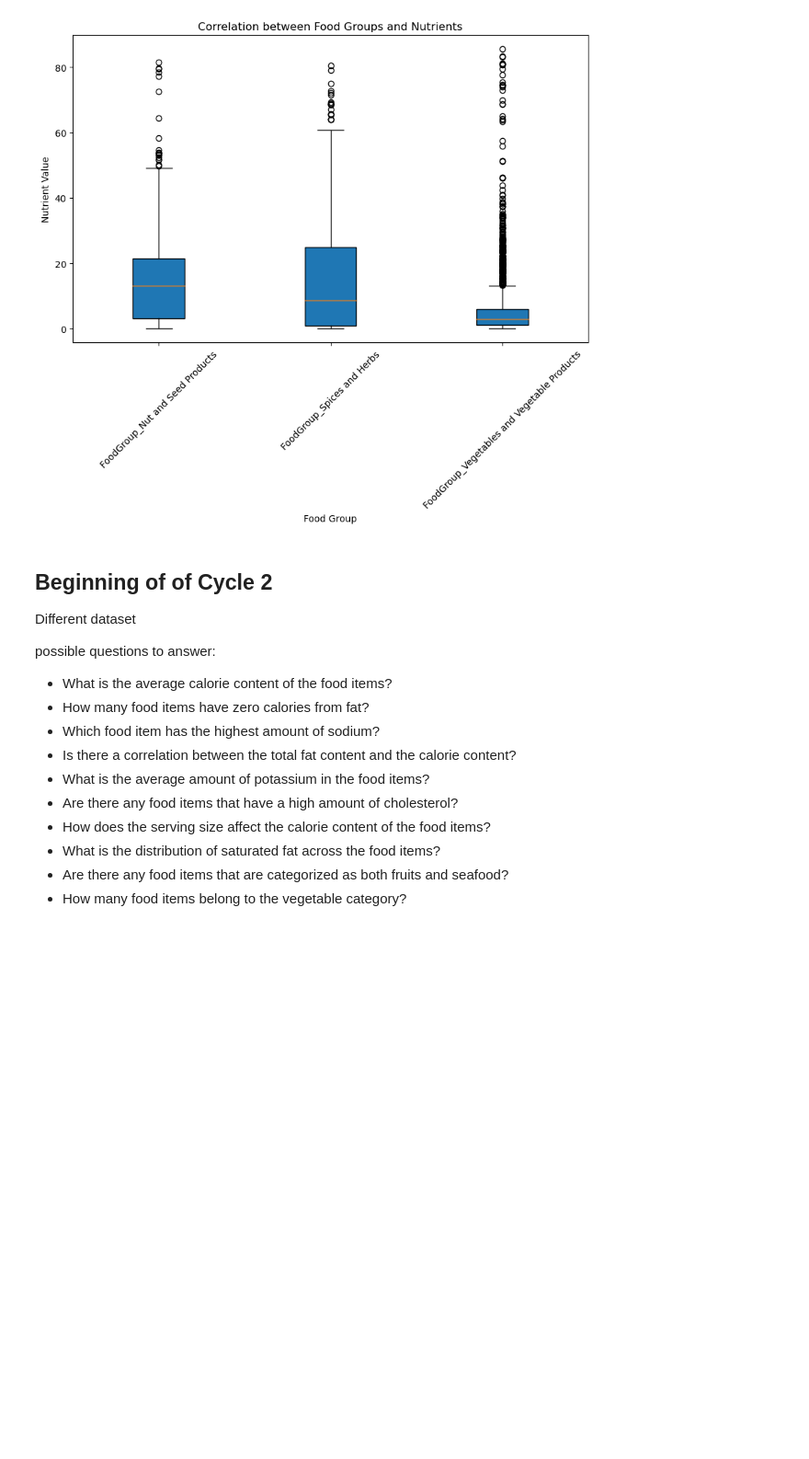
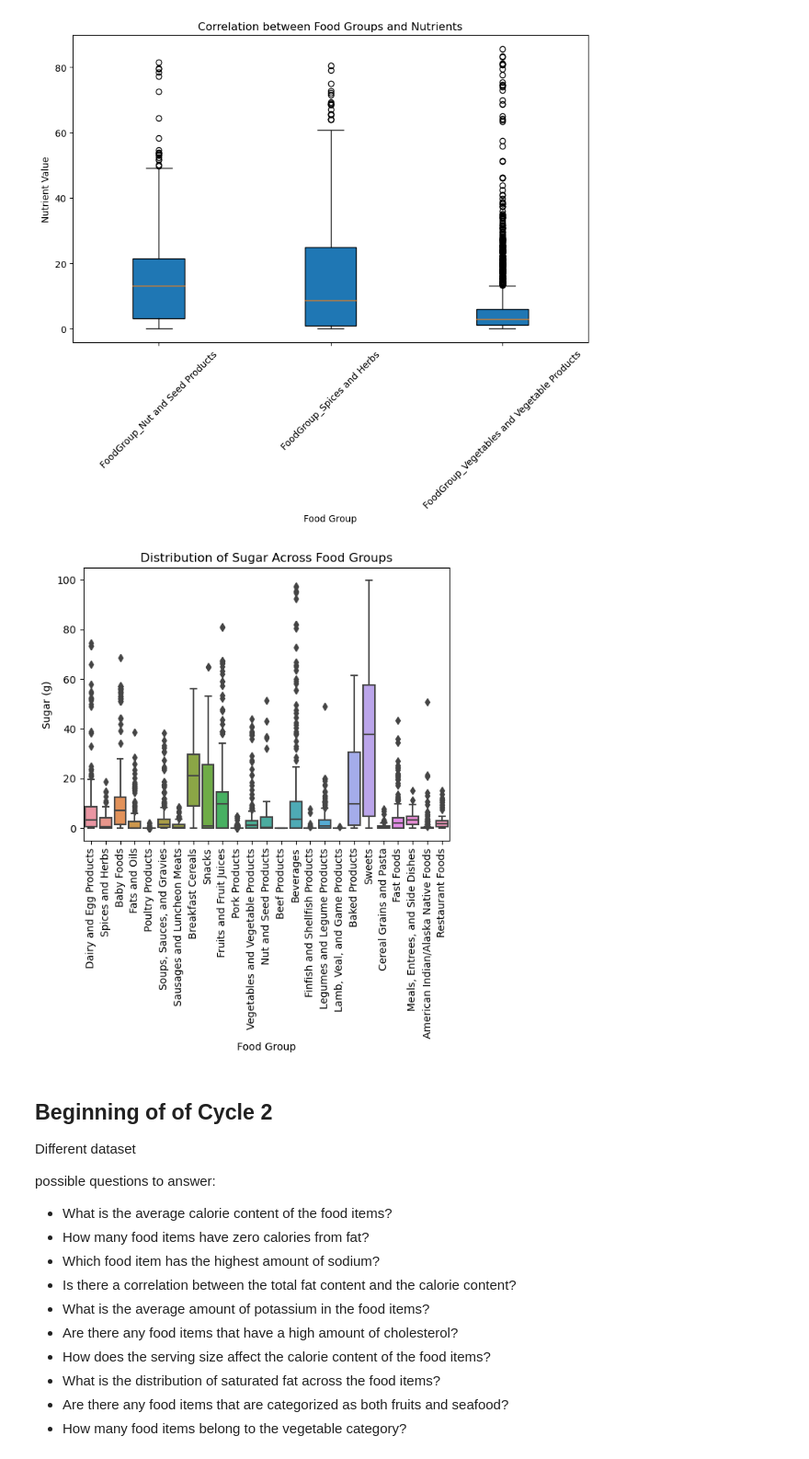
Before and after one commit to HardoModo/Dev10-Capstone, a Jupyter notebook: Janeel/Food_nutrient_2.ipynb, the cells around one changed output. Shown at 92% size. Saved outputs shown, nothing was run; the diff lists cells and outputs as text; code cells hidden in the pictures; blank space fills up the shorter version.

```diff
--- a/Janeel/Food_nutrient_2.ipynb
+++ b/Janeel/Food_nutrient_2.ipynb
@@ -584,6 +608,15 @@ plt.title('Correlation between Food Groups and Nutrients')
 plt.show()
 # %% [output]
 [figure]
+# %%
+sns.boxplot(x='FoodGroup', y='Sugar_g', data=df)
+plt.xlabel('Food Group')
+plt.ylabel('Sugar (g)')
+plt.title('Distribution of Sugar Across Food Groups')
+plt.xticks(rotation=90)
+plt.show()
+# %% [output]
+[figure, added]
 # %% [markdown]
 ## Beginning of of Cycle 2
 Different dataset
```
Also changed, not shown: parts of 61 cells of this notebook, 2 other files.
